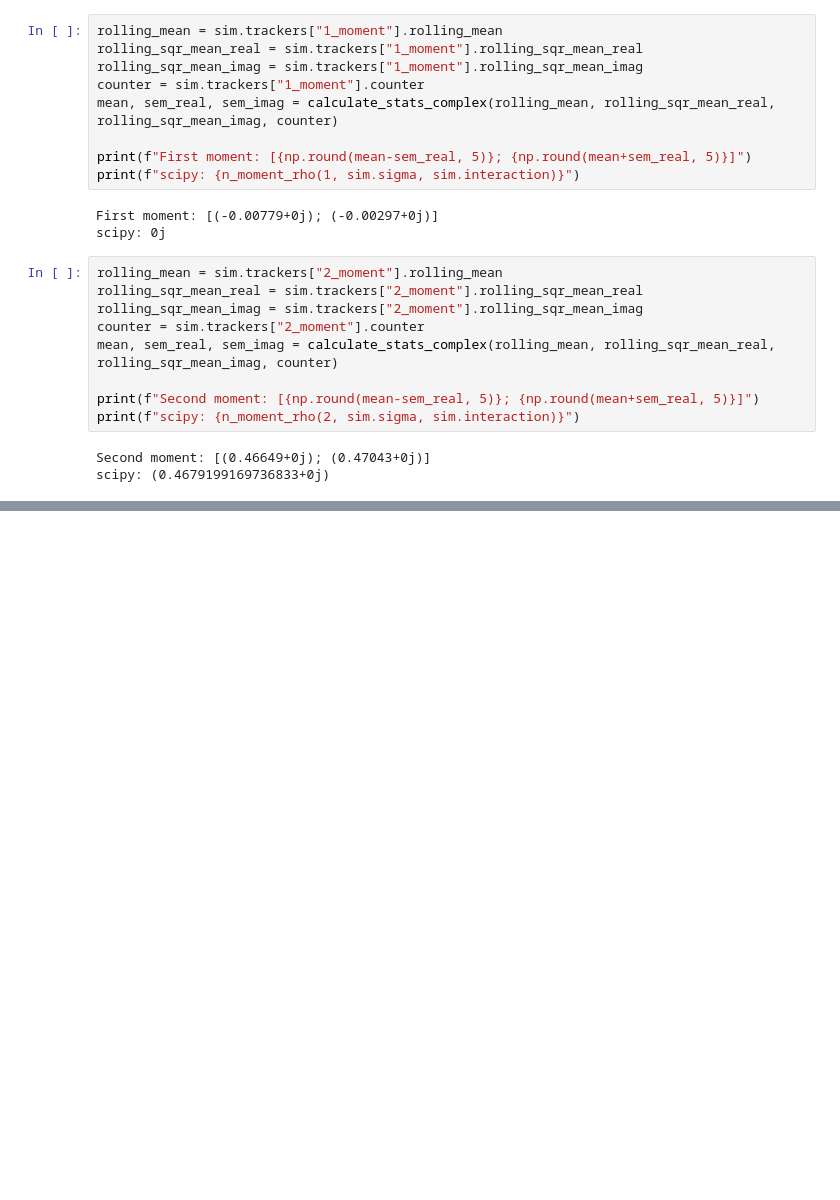
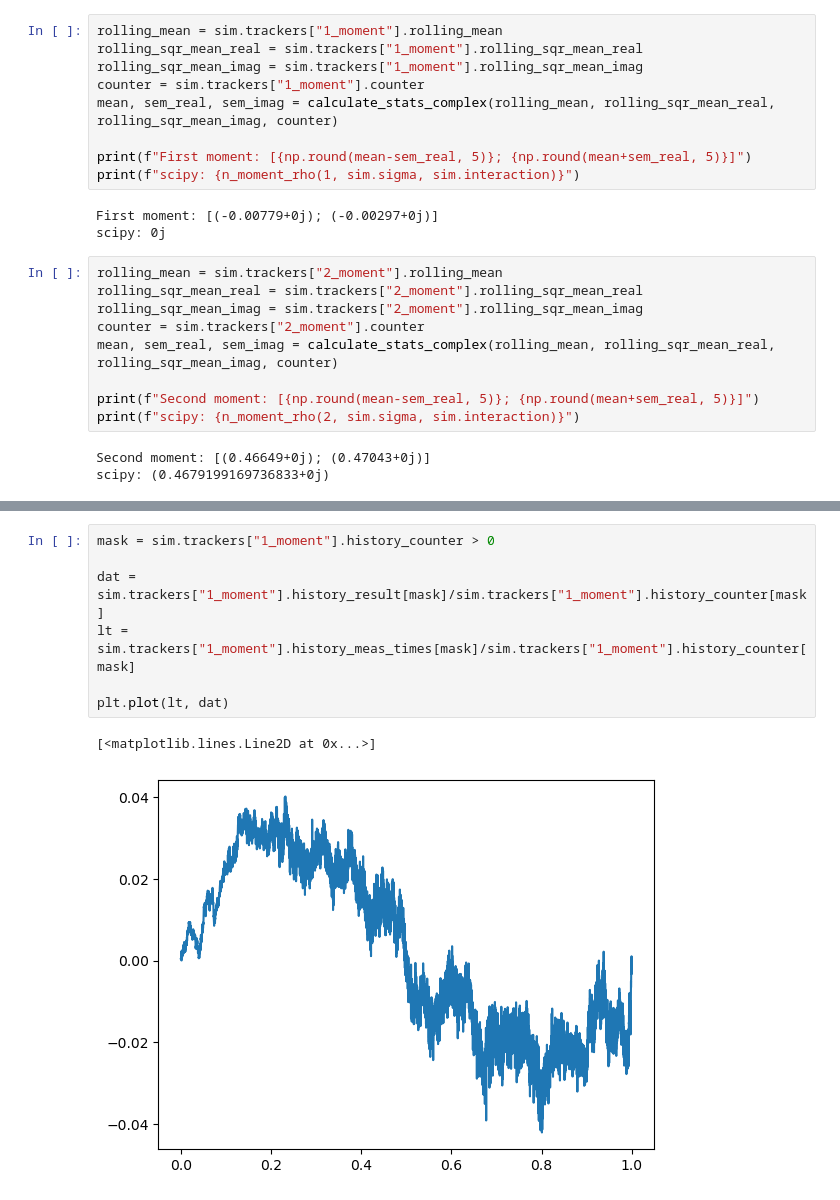
Before and after one commit to FabianHelmberger/Master_project, a Jupyter notebook: how_to/code_explained.ipynb, the cells around one changed output, grey strips where cells are left out. Saved outputs shown, nothing was run; the diff lists cells and outputs as text; blank space fills up the shorter version.

```diff
--- a/how_to/code_explained.ipynb
+++ b/how_to/code_explained.ipynb
@@ -245,0 +332,10 @@ scipy: (0.4679199169736833+0j)
+# %%
+mask = sim.trackers["1_moment"].history_counter > 0
+
+dat = sim.trackers["1_moment"].history_result[mask]/sim.trackers["1_moment"].history_counter[mask]
+lt = sim.trackers["1_moment"].history_meas_times[mask]/sim.trackers["1_moment"].history_counter[mask]
+
+plt.plot(lt, dat)
+# %% [output]
+[<matplotlib.lines.Line2D at 0x...>]
+[figure, added]
```
Also changed, not shown: parts of 26 cells of this notebook, 2 other files.
